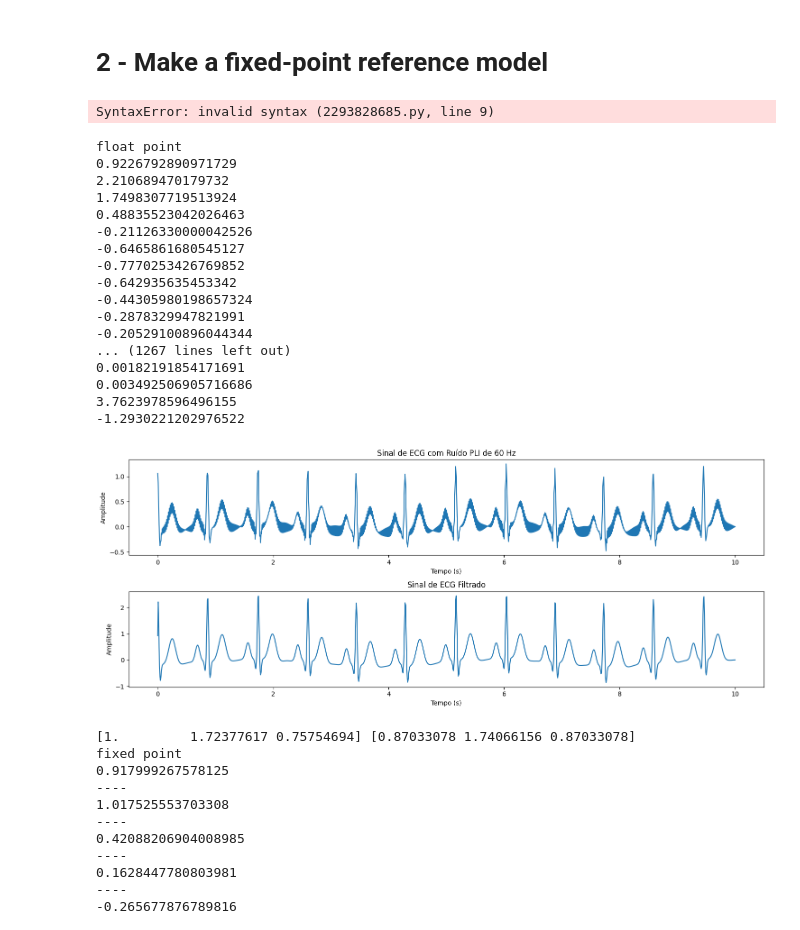
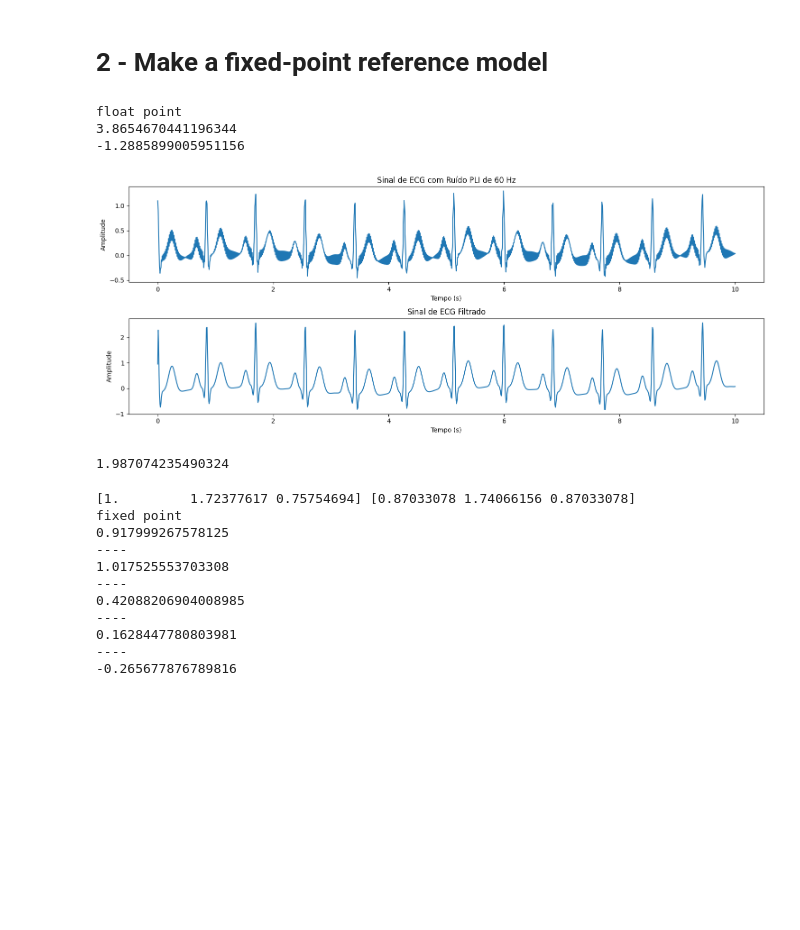
Before and after one commit to cordeiroewerton/TCC, a Jupyter notebook: Python/step_by_step.ipynb, the cells around one changed output. Saved outputs shown, nothing was run; the diff lists cells and outputs as text; code cells hidden in the pictures; blank space fills up the shorter version.

```diff
--- a/Python/step_by_step.ipynb
+++ b/Python/step_by_step.ipynb
@@ -92,16 +105,10 @@ np.savetxt('signal_art.txt', ecg_aux, fmt='%d')
 # 2 - Make a fixed-point reference model
 # %%
 # Aplicar o filtro IIR manualmente
-def iir_filter(b, a, x, is_int,):
-    if(is_int):
-        y = np.zeros_like(x, dtype = int)
-        aux1 = np.zeros_like(x, dtype = int)
-        aux2 = np.zeros_like(x, dtype = int)
-
-    else:
-        y = np.zeros_like(x, dtype = np.float64)
-        aux1 = np.zeros_like(x, dtype = np.float64)
-        aux2 = np.zeros_like(x, dtype = np.float64)
+def iir_filter(b, a, x):
+    y = np.zeros_like(x, dtype = np.float64)
+    aux1 = np.zeros_like(x, dtype = np.float64)
+    aux2 = np.zeros_like(x, dtype = np.float64)
 
     max = int(0)
     min = int(0)
@@ -113,14 +120,12 @@ def iir_filter(b, a, x, is_int,):
                 y[n] += b[i] * x[n - i]
                 if(y[n] >= max): max = y[n]
                 if(y[n] <= min): min = y[n]
-        if(is_int): y[n] = y[n] * (2**2)
         # Parte do denominador (ignorando a[0] = 1)
         for j in range(1, len(a)):
             if n - j >= 0:
                 y[n] -= (a[j] * y[n - j])/(2**2)
                 if(y[n] >= max): max = y[n]
                 if(y[n] <= min): min = y[n]
-        print(y[n])
         #if(is_int):y[n] = (aux1*(2**2)) - aux2[n]
         #else: y[n] = aux1[n] - aux2[n]
     print(max)
@@ -155,57 +134,32 @@ def iir_filter_fixed(b, a, x):
-# %%
-def iir_filter_fix(b, a, x):
-    mem_b = np.zeros_like(b)
-    mem_a = np.zeros_like(a)
-    y = np.zeros_like(x)
-    for n in range(len(x)):
-        mem_b[0] = x[n]
-        for i in range(len(b)):
-            mem_b[i] = mem_b[i-1]
-        result_auxb =
-        for j in range(len(a)):
-            mem_a[0] =
-# %% [output]
-SyntaxError: invalid syntax (2293828685.py, line 9)
 # %%
 # Teste do filtro em ponto flutuante
-y = iir_filter(b, a, ecg_with_noise, 0)
+y = iir_filter(b, a, ecg_with_noise)
 t = np.linspace(0, duration, int(sampling_rate * duration))
 # Plotar o sinal de ECG original e o sinal com ruído
 plt.figure(figsize=(15, 6))
 
 plt.subplot(2, 1, 1)
 plt.plot(t, ecg_with_noise)
 plt.title("Sinal de ECG com Ruído PLI de 60 Hz")
 plt.xlabel("Tempo (s)")
 plt.ylabel("Amplitude")
 
 plt.subplot(2, 1, 2)
 plt.plot(t, y)
 plt.title("Sinal de ECG Filtrado")
 plt.xlabel("Tempo (s)")
 plt.ylabel("Amplitude")
 
 plt.tight_layout()
 plt.show()
+
+print(y.max()/ecg_with_noise.max())
 # %% [output]
 float point
-0.9226792890971729
-2.210689470179732
-1.7498307719513924
-0.48835523042026463
--0.21126330000042526
--0.6465861680545127
--0.7770253426769852
--0.642935635453342
--0.44305980198657324
--0.2878329947821991
--0.20529100896044344
-... (1267 lines left out)
-0.00182191854171691
-0.003492506905716686
-3.7623978596496155
--1.2930221202976522
+3.8654670441196344
+-1.2885899005951156
-[figure, old version]
+[figure, new version]
+1.987074235490324
 # %%
 print(a,b)
 a_fix = np.zeros(len(a))
```
Also changed, not shown: parts of 10 cells of this notebook.
